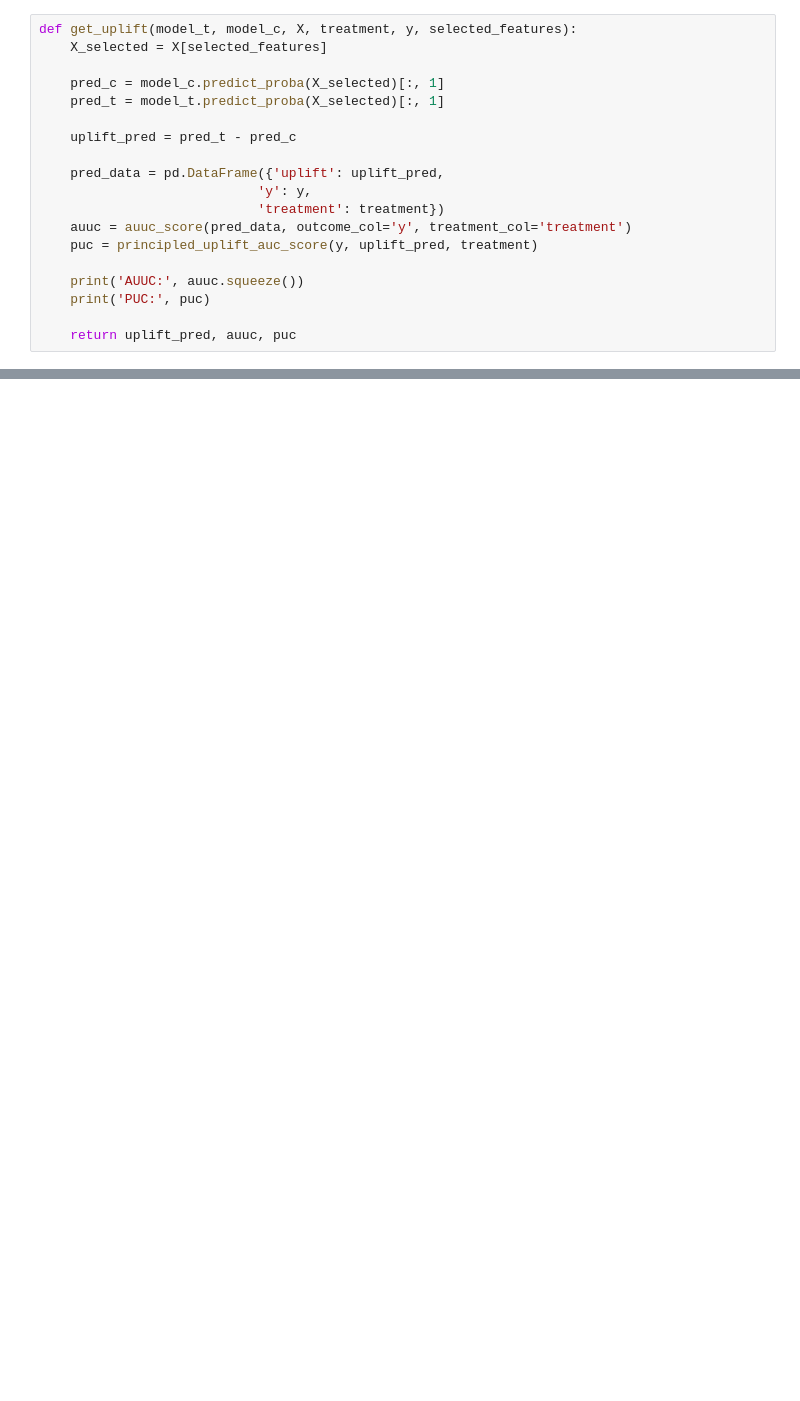
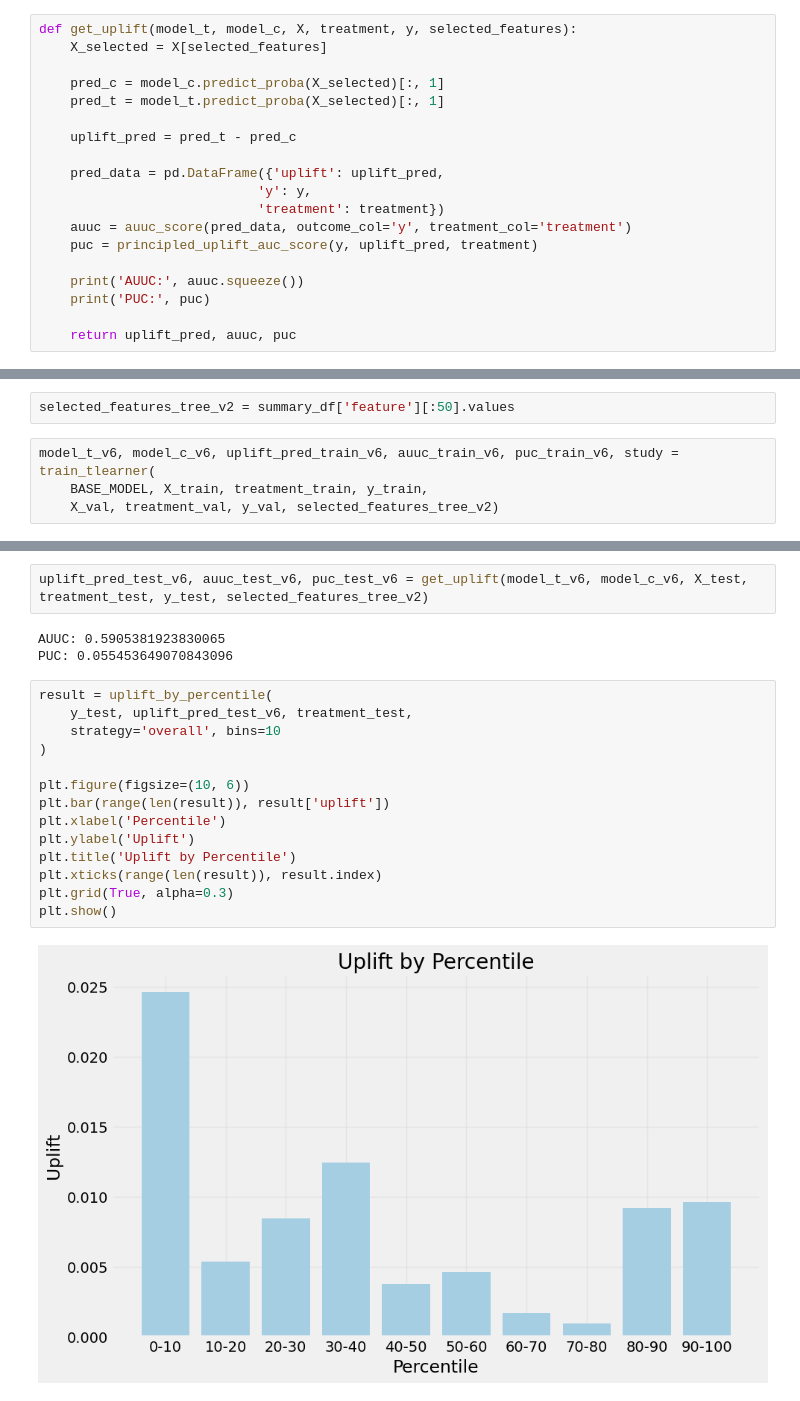
Before and after one commit to kseniakolpakov/uplift_fs, a Jupyter notebook: PUC_FS/PUC.ipynb, the cells around one changed output, grey strips where cells are left out. Drawn from its saved outputs; the diff is of its cells as text; blank space fills up the shorter version.

```diff
--- a/PUC_FS/PUC.ipynb
+++ b/PUC_FS/PUC.ipynb
@@ -650,0 +1103,6 @@ plt.show()
+# %%
+selected_features_tree_v2 = summary_df['feature'][:50].values
+# %%
+model_t_v6, model_c_v6, uplift_pred_train_v6, auuc_train_v6, puc_train_v6, study = train_tlearner(
+    BASE_MODEL, X_train, treatment_train, y_train,
+    X_val, treatment_val, y_val, selected_features_tree_v2)
@@ -650,0 +1130,21 @@ plt.show()
+# %%
+uplift_pred_test_v6, auuc_test_v6, puc_test_v6 = get_uplift(model_t_v6, model_c_v6, X_test, treatment_test, y_test, selected_features_tree_v2)
+# %% [output]
+AUUC: 0.5905381923830065
+PUC: 0.055453649070843096
+# %%
+result = uplift_by_percentile(
+    y_test, uplift_pred_test_v6, treatment_test,
+    strategy='overall', bins=10
+)
+
+plt.figure(figsize=(10, 6))
+plt.bar(range(len(result)), result['uplift'])
+plt.xlabel('Percentile')
+plt.ylabel('Uplift')
+plt.title('Uplift by Percentile')
+plt.xticks(range(len(result)), result.index)
+plt.grid(True, alpha=0.3)
+plt.show()
+# %% [output]
+[figure, added]
```
Also changed, not shown: parts of 77 cells of this notebook, 1 other file.
